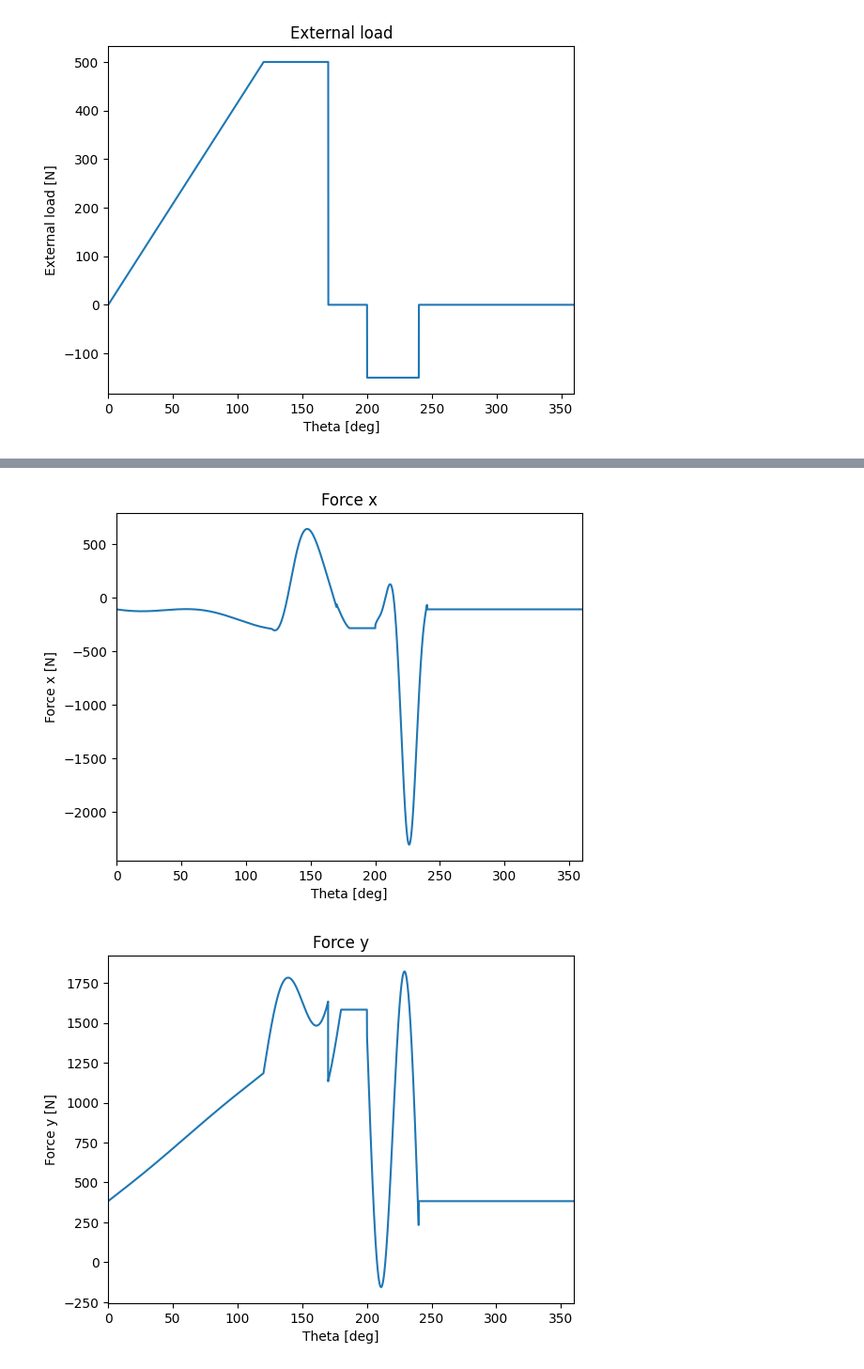
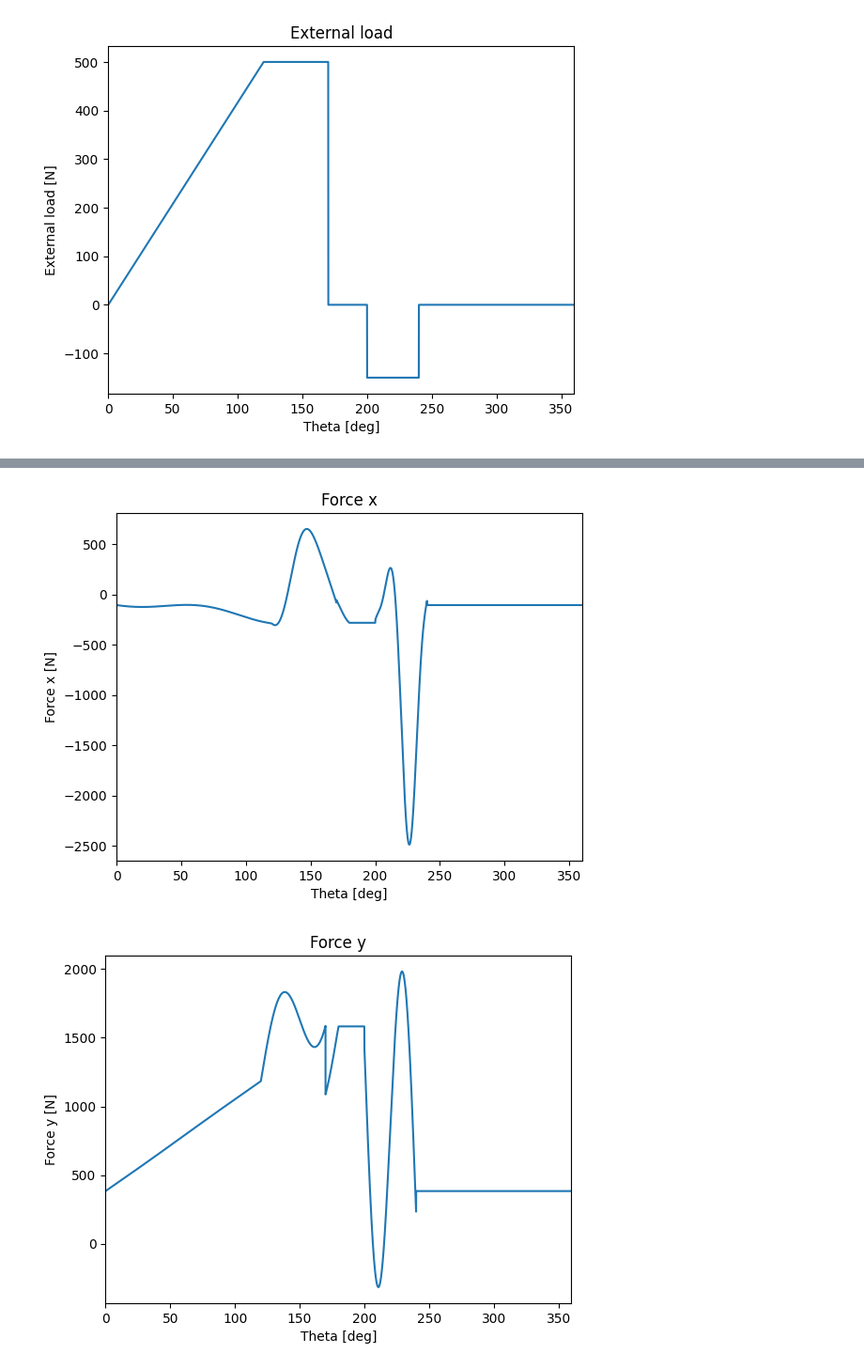
Before and after one commit to wiskiv1/ProjectBeweging, a Jupyter notebook: nokken.ipynb, the cells around one changed output, grey strips where cells are left out. Shown at 94% size. Cells and saved outputs as stored; diff of their text form; code cells hidden in the pictures.

```diff
--- a/nokken.ipynb
+++ b/nokken.ipynb
@@ -459,27 +459,29 @@ def plotCamContour(base_radius,follower_radius,exc,theta,lift,pressure_angle,dth
     plt.grid(True)
     plt.title('Cam contour [mm]')
 
-def calculateForce(rpm,lift,spring_constant,spring_preload,pressure_angle,ext_load,mass,acc):
+def calculateForce(rpm,lift,spring_constant,damping_constant,spring_preload,pressure_angle,ext_load,mass,vel,acc):
     omega = rpm*2*np.pi/60
     normalforce_spring = (lift*spring_constant+spring_preload)/np.cos(pressure_angle)
+    normalforce_damper = (damping_constant*vel*(omega)/1000)/np.cos(pressure_angle)
     normalforce_load = ext_load/np.cos(pressure_angle)
     normalforce_acc = mass*acc/1000*(omega**2)/np.cos(pressure_angle)
-    normalforce_tot = normalforce_spring + normalforce_load + normalforce_acc
+    normalforce_tot = normalforce_spring + normalforce_damper + normalforce_load + normalforce_acc
     force_x = normalforce_tot * np.sin(pressure_angle)
     force_y = normalforce_tot * np.cos(pressure_angle)
 
-    return normalforce_tot,normalforce_acc,normalforce_load,normalforce_spring,force_x,force_y
+    return normalforce_tot,normalforce_acc,normalforce_load,normalforce_spring,normalforce_damper,force_x,force_y
 
-def plotForces(theta_deg,normalforce_tot,normalforce_acc,normalforce_load,normalforce_spring,force_x,force_y):
+def plotForces(theta_deg,normalforce_tot,normalforce_acc,normalforce_load,normalforce_spring,normalforce_damper,force_x,force_y):
     plt.figure()
     plt.plot(theta_deg,normalforce_tot)
     plt.plot(theta_deg,normalforce_acc,'--r')
     plt.plot(theta_deg,normalforce_load,':g')
     plt.plot(theta_deg,normalforce_spring,'-.m')
+    plt.plot(theta_deg,normalforce_damper,'-.r')
     plt.xlabel('Theta [deg]')
     plt.ylabel('Normal force [N]')
     plt.xlim([0,360])
-    plt.legend(['total','acc','extload','spring'])
+    plt.legend(['total','acc','extload','spring','damper'])
     plt.title('Normal force')
 
     plt.figure()
@@ -672,12 +674,13 @@ plotExternalLoad(theta_deg,ext_load)
 
 # dynamic inputs
 mass            =  20
+damping_constant = 0.091
 spring_constant =  30
 spring_preload  = 383
 rpm             = 120
 
 # Calculate forces
-[normalforce_tot,normalforce_acc,normalforce_load,normalforce_spring,force_x,force_y] = calculateForce(rpm,lift,spring_constant,spring_preload,pressure_angle,ext_load,mass,acc)
+[normalforce_tot,normalforce_acc,normalforce_load,normalforce_spring,normalforce_damper,force_x,force_y] = calculateForce(rpm,lift,spring_constant,damping_constant,spring_preload,pressure_angle,ext_load,mass,vel,acc)
 # Plot forces
-plotForces(theta_deg,normalforce_tot,normalforce_acc,normalforce_load,normalforce_spring,force_x,force_y)
+plotForces(theta_deg,normalforce_tot,normalforce_acc,normalforce_load,normalforce_spring,normalforce_damper,force_x,force_y)
 # %% [output]
@@ -685,2 +688,2 @@ plotForces(theta_deg,normalforce_tot,normalforce_acc,normalforce_load,normalforc
-[figure, old version]
+[figure, new version]
-[figure, old version]
+[figure, new version]
```
Also changed, not shown: parts of 3 cells of this notebook.
